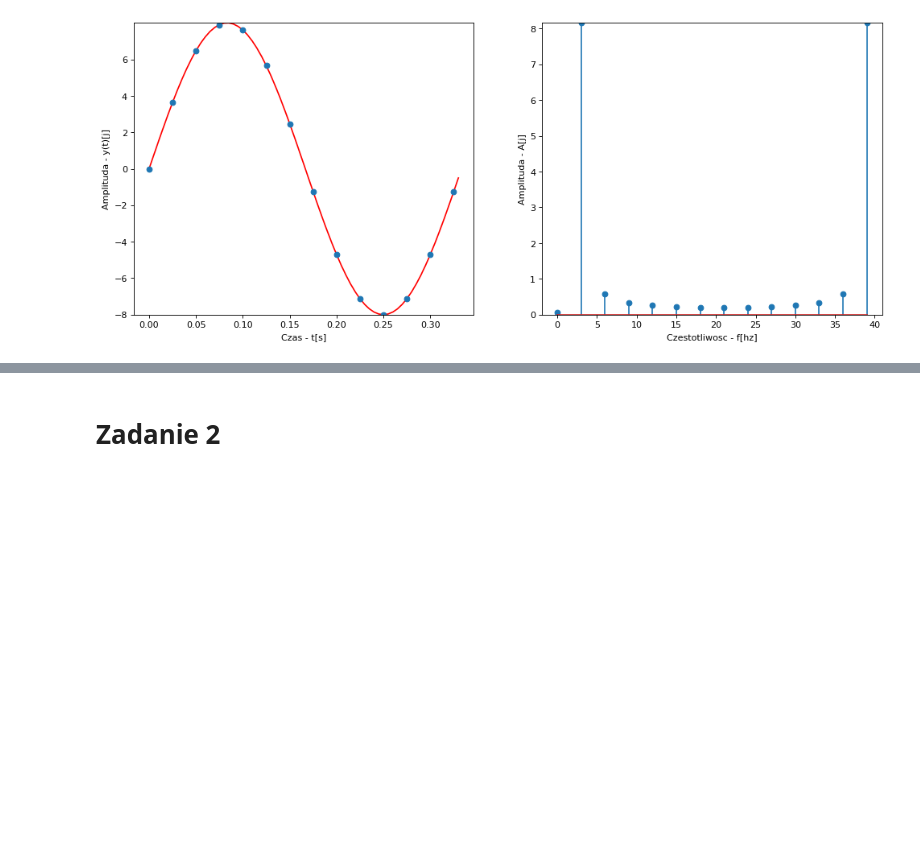
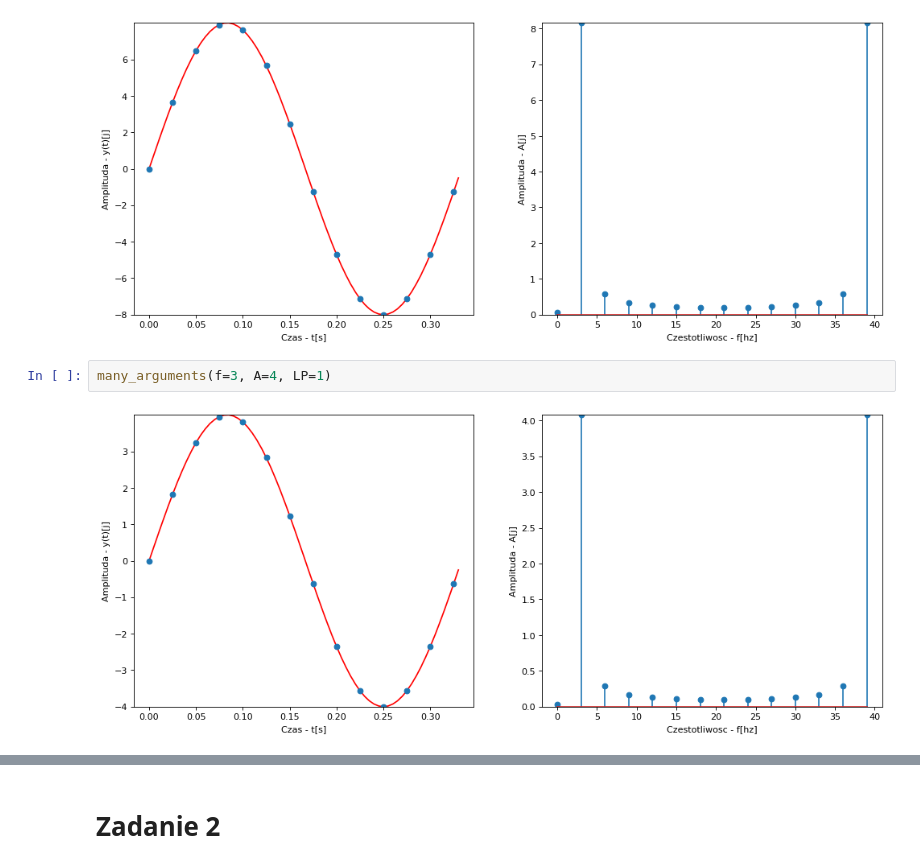
Before and after one commit to feliksczart/kck, a Jupyter notebook: Sygnaly1/Sygnaly-Lab1-clear.ipynb, the cells around one changed output, grey strips where cells are left out. Cells and saved outputs as stored; diff of their text form; blank space fills up the shorter version.

```diff
--- a/Sygnaly1/Sygnaly-Lab1-clear.ipynb
+++ b/Sygnaly1/Sygnaly-Lab1-clear.ipynb
@@ -193,3 +193,7 @@ h) Na podstawie wyników uzyskanych w dwóch poprzednich punktach przeskaluj oś
 many_arguments(f=3, A=8, LP=1)
 # %% [output]
 [figure]
+# %%
+many_arguments(f=3, A=4, LP=1)
+# %% [output]
+[figure, added]
```
Also changed, not shown: parts of 13 cells of this notebook, 2 other files.
